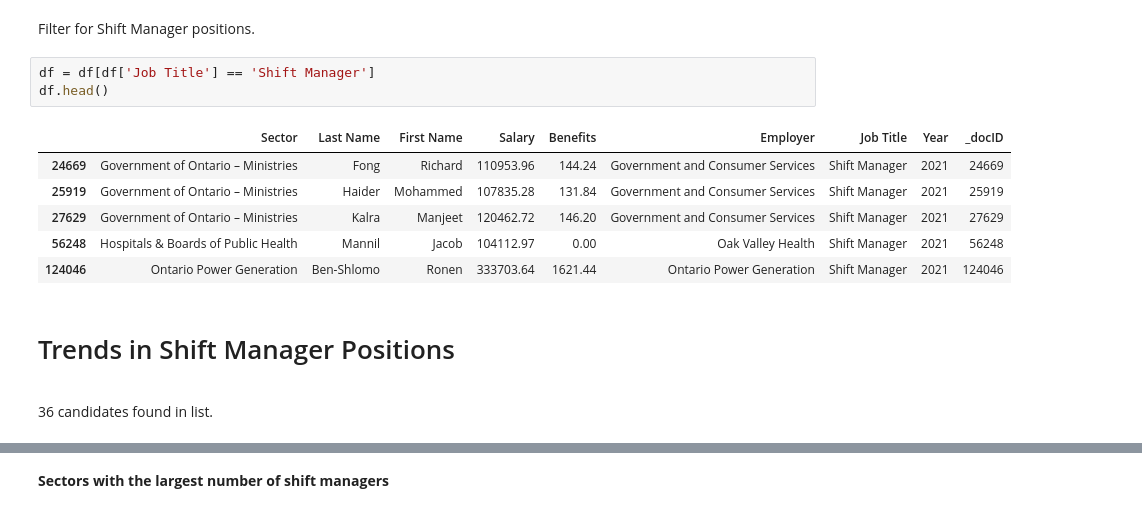
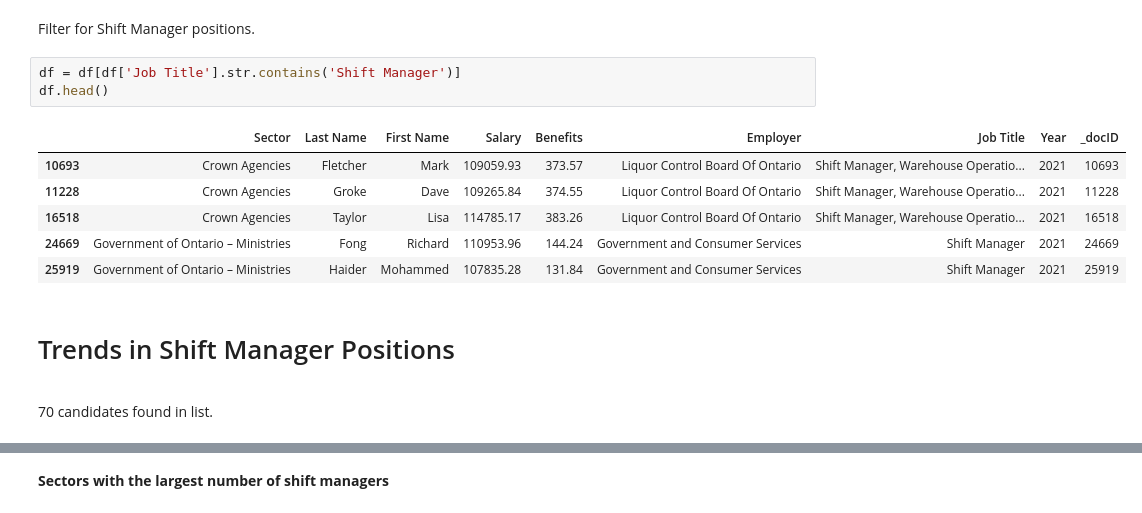
Before and after one commit to carlodghalnin/Ontario_Sunshine_List_Analysis, a Jupyter notebook: 2021_Ontario_Sunshine_List_-_Shift_Managers.ipynb, the cells around one changed output, grey strips where cells are left out. Drawn from its saved outputs; the diff is of its cells as text.

```diff
--- a/2021_Ontario_Sunshine_List_-_Shift_Managers.ipynb
+++ b/2021_Ontario_Sunshine_List_-_Shift_Managers.ipynb
@@ -23,20 +23,20 @@ df.head()
 # %% [markdown]
 Filter for Shift Manager positions.
 # %%
-df = df[df['Job Title'] == 'Shift Manager']
+df = df[df['Job Title'].str.contains('Shift Manager')]
 df.head()
 # %% [output]
 |  | Sector | Last Name | First Name | Salary | Benefits | Employer | Job Title | Year | _docID |
+| 10693 | Crown Agencies | Fletcher | Mark | 109059.93 | 373.57 | Liquor Control Board Of Ontario | Shift Manager, Warehouse Operatio... | 2021 | 10693 |
+| 11228 | Crown Agencies | Groke | Dave | 109265.84 | 374.55 | Liquor Control Board Of Ontario | Shift Manager, Warehouse Operatio... | 2021 | 11228 |
+| 16518 | Crown Agencies | Taylor | Lisa | 114785.17 | 383.26 | Liquor Control Board Of Ontario | Shift Manager, Warehouse Operatio... | 2021 | 16518 |
 | 24669 | Government of Ontario – Ministries | Fong | Richard | 110953.96 | 144.24 | Government and Consumer Services | Shift Manager | 2021 | 24669 |
 | 25919 | Government of Ontario – Ministries | Haider | Mohammed | 107835.28 | 131.84 | Government and Consumer Services | Shift Manager | 2021 | 25919 |
-| 27629 | Government of Ontario – Ministries | Kalra | Manjeet | 120462.72 | 146.20 | Government and Consumer Services | Shift Manager | 2021 | 27629 |
-| 56248 | Hospitals & Boards of Public Health | Mannil | Jacob | 104112.97 | 0.00 | Oak Valley Health | Shift Manager | 2021 | 56248 |
-| 124046 | Ontario Power Generation | Ben-Shlomo | Ronen | 333703.64 | 1621.44 | Ontario Power Generation | Shift Manager | 2021 | 124046 |
 # %% [markdown]
 <h1>Trends in Shift Manager Positions</h1>
 <a id='Trends'></a>
 # %% [markdown]
-36 candidates found in list.
+70 candidates found in list.
 # %%
 df.shape
 # %% [output]
```
Also changed, not shown: parts of 10 cells of this notebook.
